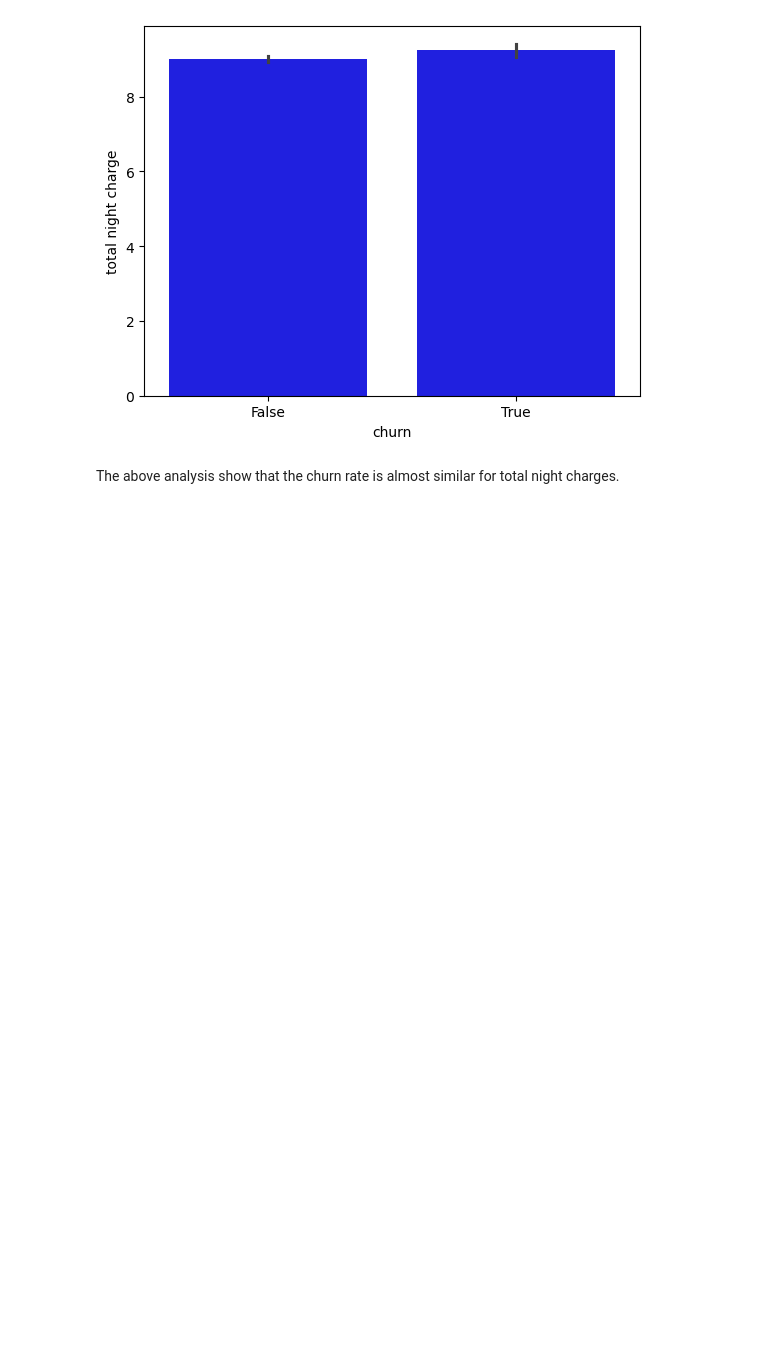
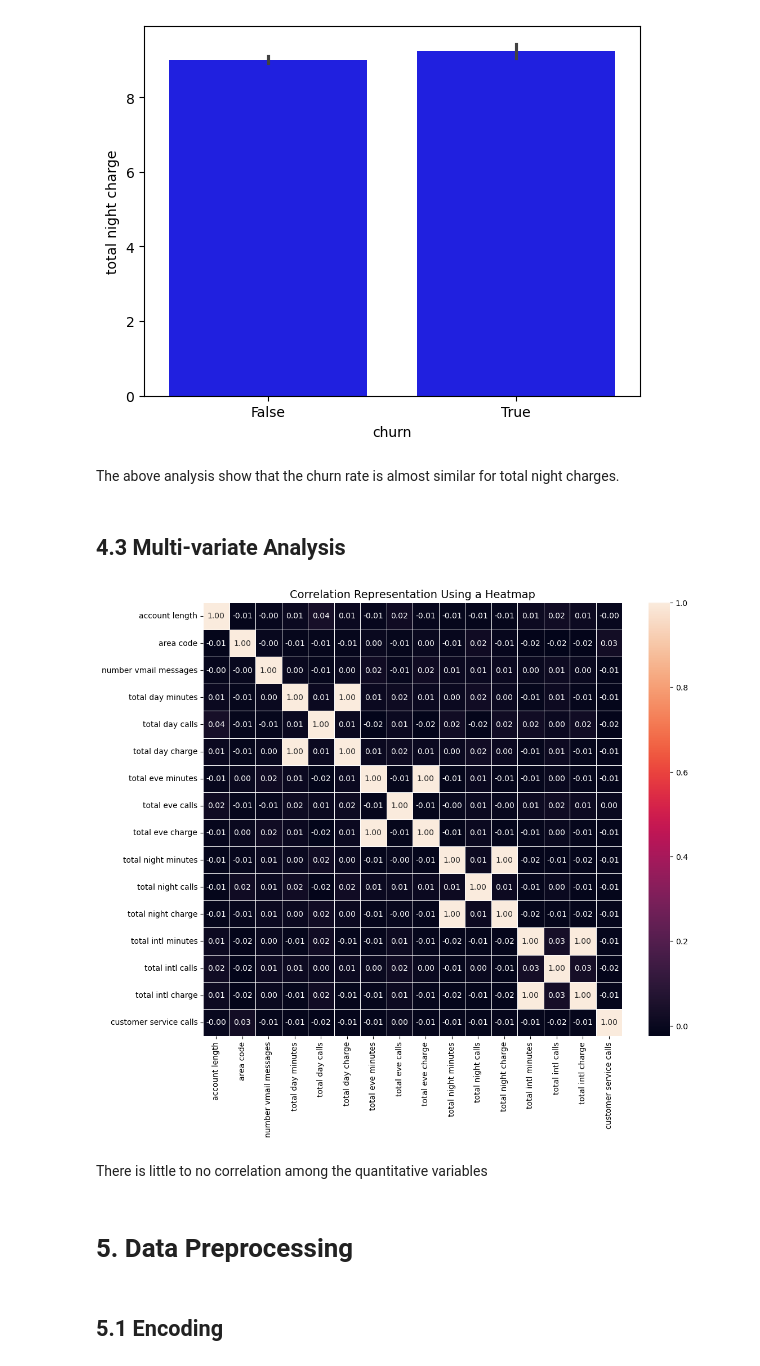
Before and after one commit to DavidChege1/SyriaTel-telecommunications-company, a Jupyter notebook: Index.ipynb, the cells around one changed output. Drawn from its saved outputs; the diff is of its cells as text; code cells hidden in the pictures; blank space fills up the shorter version.

```diff
--- a/Index.ipynb
+++ b/Index.ipynb
@@ -216,3 +216,25 @@ sns.barplot(x='churn', y='total night charge', data=df, color='blue')
 [figure]
 # %% [markdown]
 The above analysis show that the churn rate is almost similar for total night charges.
+# %% [markdown]
+## 4.3 Multi-variate Analysis
+# %%
+# Creating columns with only numeric data
+df_num = df.select_dtypes(include='number')
+
+# Showing corelation matrix
+fig, ax = plt.subplots(figsize = (12, 10))
+ax.set_title('Correlation Representation Using a Heatmap', fontsize=14)
+
+corr = df_num.corr()
+sns.heatmap(corr, annot = True,  fmt=".2f", linewidths=0.5)
+
+fig.savefig('Correlation Representation Using a Heatmap.png')
+# %% [output]
+[figure, added]
+# %% [markdown]
+There is little to no correlation among the quantitative variables
+# %% [markdown]
+# 5. Data Preprocessing
+# %% [markdown]
+## 5.1 Encoding
```
Also changed, not shown: parts of 4 cells of this notebook, 1 other file.
